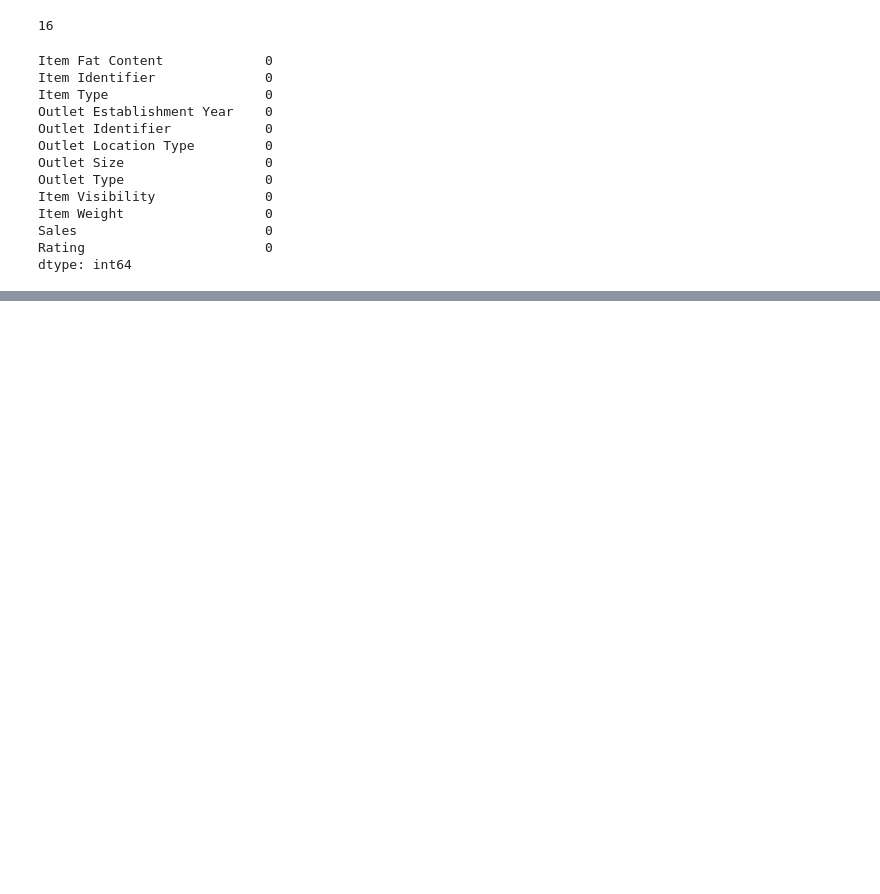
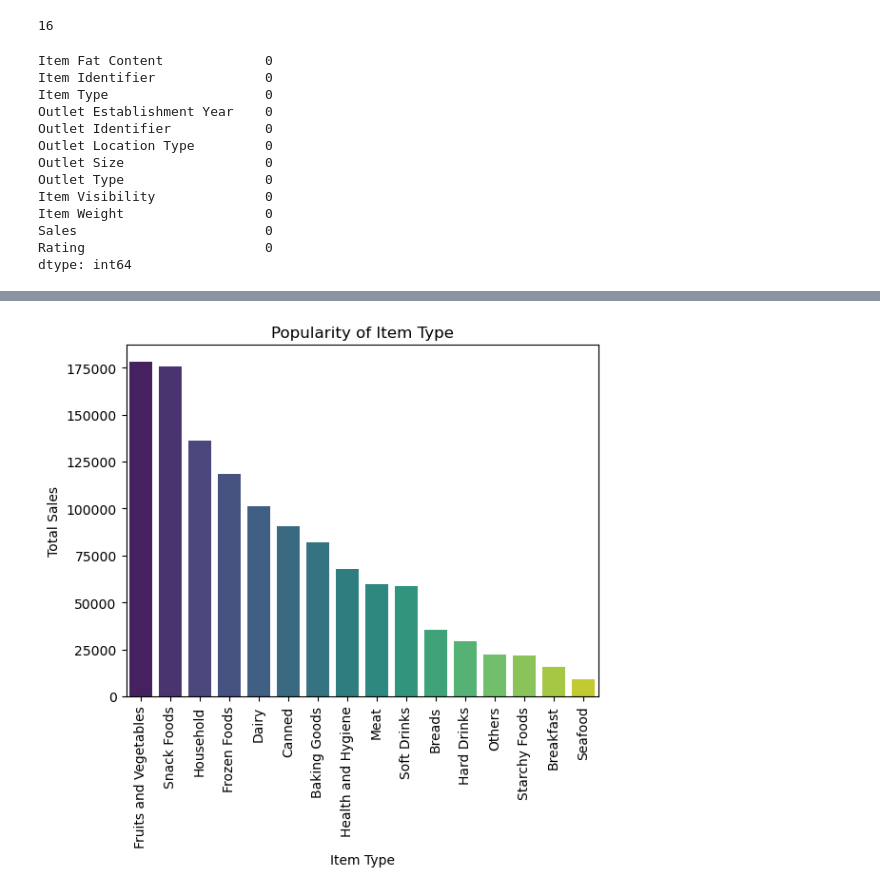
Before and after one commit to sarthakvashisht/Blinkit-Analysis, a Jupyter notebook: Blinkit Analysis.ipynb, the cells around one changed output, grey strips where cells are left out. Saved outputs shown, nothing was run; the diff lists cells and outputs as text; code cells hidden in the pictures; blank space fills up the shorter version.

```diff
--- a/Blinkit Analysis.ipynb
+++ b/Blinkit Analysis.ipynb
@@ -127,0 +170,19 @@ Text(0.5, 0, 'Food Items')
+# %%
+#Categorize items into different types to see which categories are
+#the most popular or generate the most sales.
+
+
+sales_by_item = df.groupby('Item Type')['Sales'].sum().reset_index()
+#sorting the values in descending order
+sales_by_item = sales_by_item.sort_values(by='Sales', ascending=False)
+
+sns.barplot(x='Item Type', y='Sales', data=sales_by_item, palette='viridis')
+plt.xticks(rotation=90)
+plt.title('Popularity of Item Type')
+plt.xlabel('Item Type')
+plt.ylabel('Total Sales')
+plt.show()
+
+#It reflects the sales of different items sold.
+# %% [output]
+[figure, added]
```
Also changed, not shown: parts of 15 cells of this notebook.
